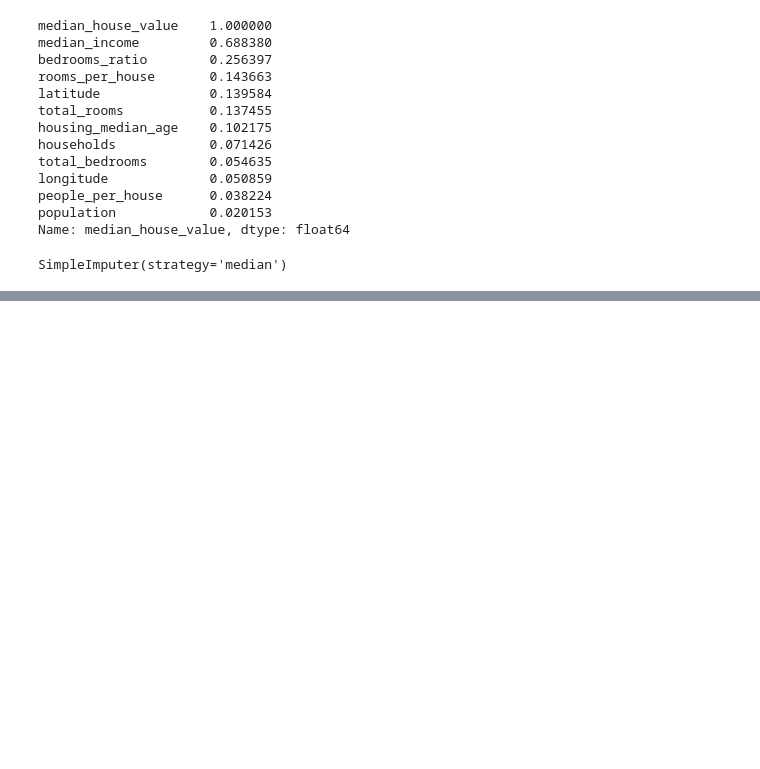
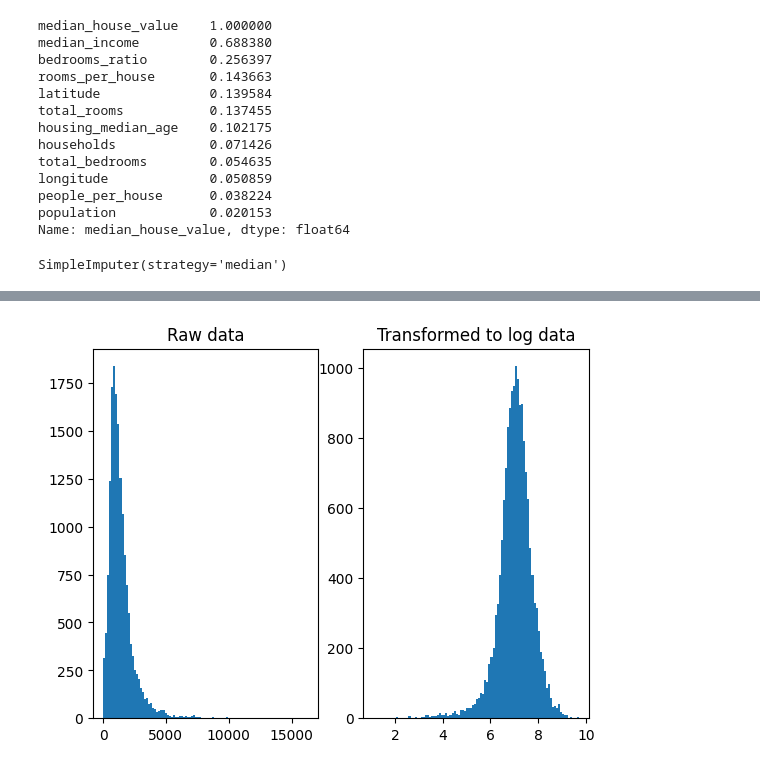
Before and after one commit to Data-Gyan/CaliforniaHousing, a Jupyter notebook: CalHousing.ipynb, the cells around one changed output, grey strips where cells are left out. Saved outputs shown, nothing was run; the diff lists cells and outputs as text; code cells hidden in the pictures; blank space fills up the shorter version.

```diff
--- a/CalHousing.ipynb
+++ b/CalHousing.ipynb
@@ -296,0 +381,15 @@ array([[-1.2242e+02,  3.7800e+01,  5.2000e+01, ...,  1.5760e+03,
+# %%
+## One approach to handle heavy-tailed features consists of taking log or square.
+# # i.e. applying appropriate transformation to make it Guassisan like ditribution
+#
+figure, axis = plt.subplots(1,2)
+# raw data plotting in hist
+axis[0].hist(housing_num['population'], bins=100)
+axis[0].set_title("Raw data")
+# being 'power law distribution' applying log to the series.
+# to make it closer to guassian like ditribution
+axis[1].hist(np.log(housing_num['population']), bins=100)
+axis[1].set_title("Transformed to log data")
+plt.show()
+# %% [output]
+[figure, added]
```
Also changed, not shown: parts of 45 cells of this notebook.
